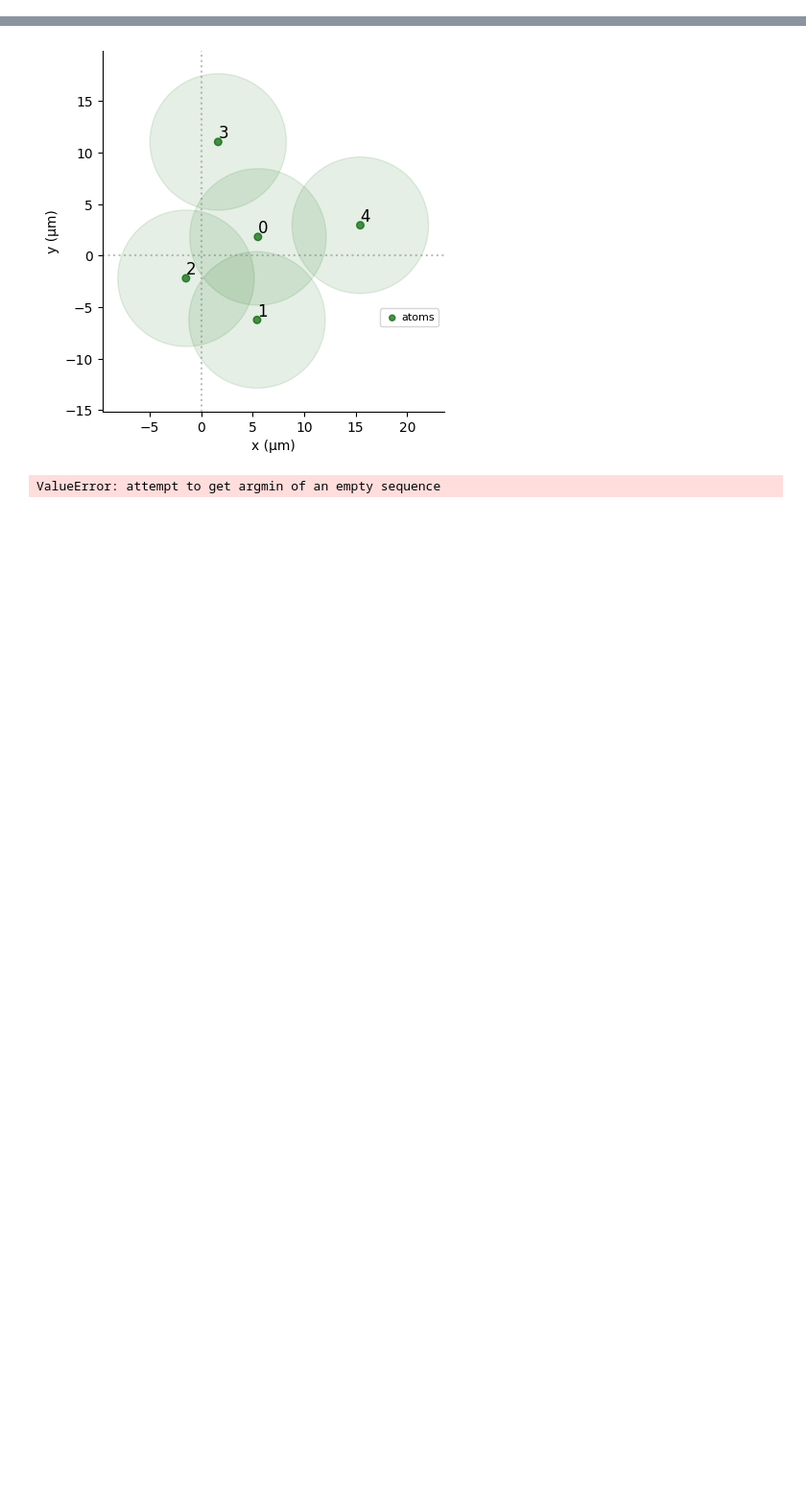
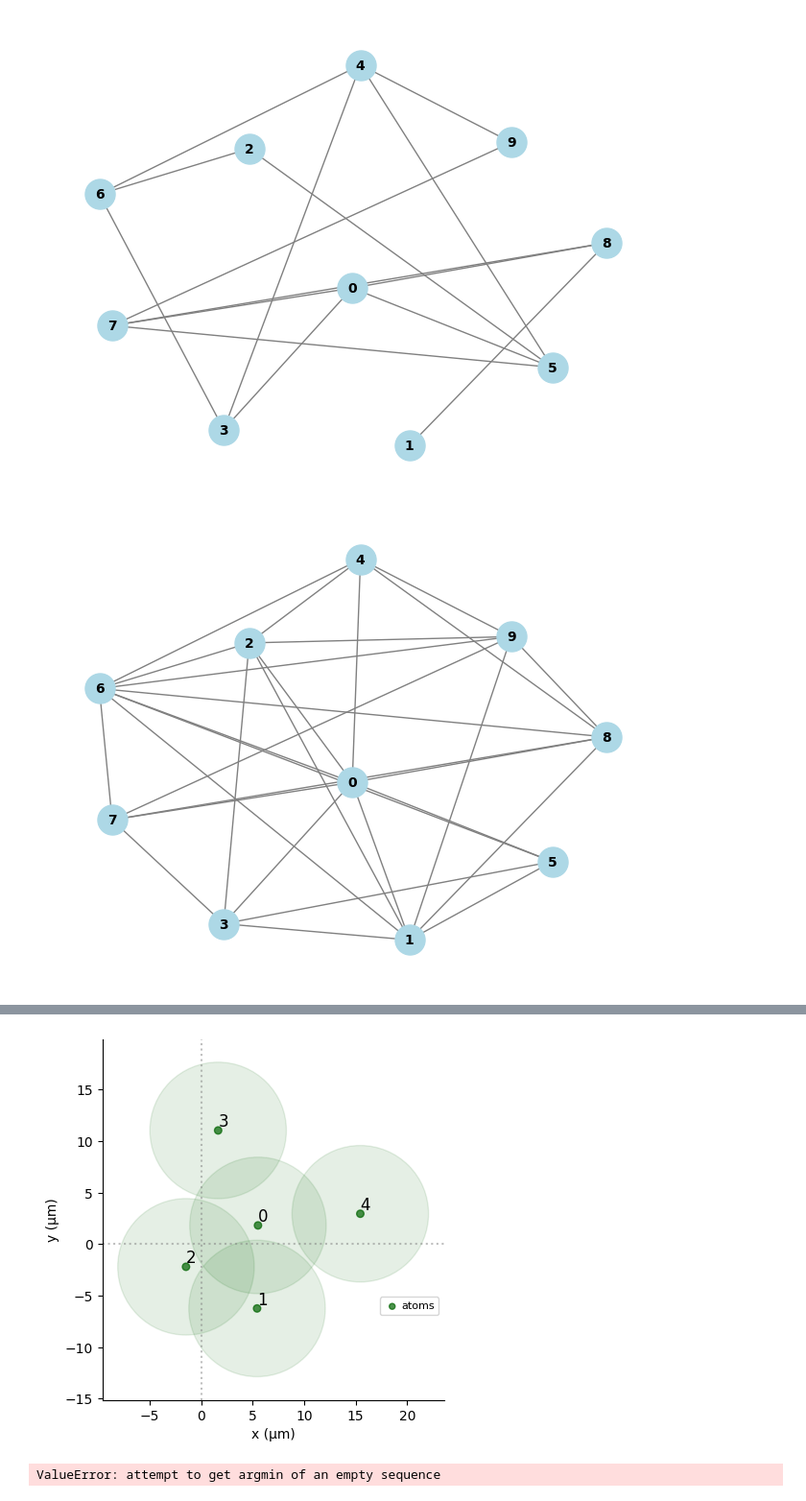
Before and after one commit to Hugo-loio/BIG-quantumhack, a Jupyter notebook: submission/Guillaume_test.ipynb, the cells around one changed output, grey strips where cells are left out. Shown at 96% size. Saved outputs shown, nothing was run; the diff lists cells and outputs as text; code cells hidden in the pictures; blank space fills up the shorter version.

```diff
--- a/submission/Guillaume_test.ipynb
+++ b/submission/Guillaume_test.ipynb
@@ -40,0 +98,23 @@ plt.show()
+# %%
+import networkx as nx
+import matplotlib.pyplot as plt
+# from ipywidgets import interact
+
+def draw_random_graph(n, p):
+    # Generate a random graph
+    G = nx.erdos_renyi_graph(n, p)
+    return(G,pos)
+
+# Define parameters
+n = 10  # Number of nodes
+
+# # Use ipywidgets interact to create an interactive plot
+# interact(draw_random_graph, n=(5, 30, 1), p=(0.0, 1.0, 0.01))
+
+for p in [0.3,0.5,0.6,1]:
+    G,pos=draw_random_graph(n,p)
+    nx.draw(G, pos, with_labels=True, node_color="lightblue", node_size=500, font_size=10, font_weight="bold", edge_color="gray")
+    plt.show()
+# %% [output]
+[figure, added]
+[figure, added]
```
Also changed, not shown: parts of 3 cells of this notebook, 1 other file.
